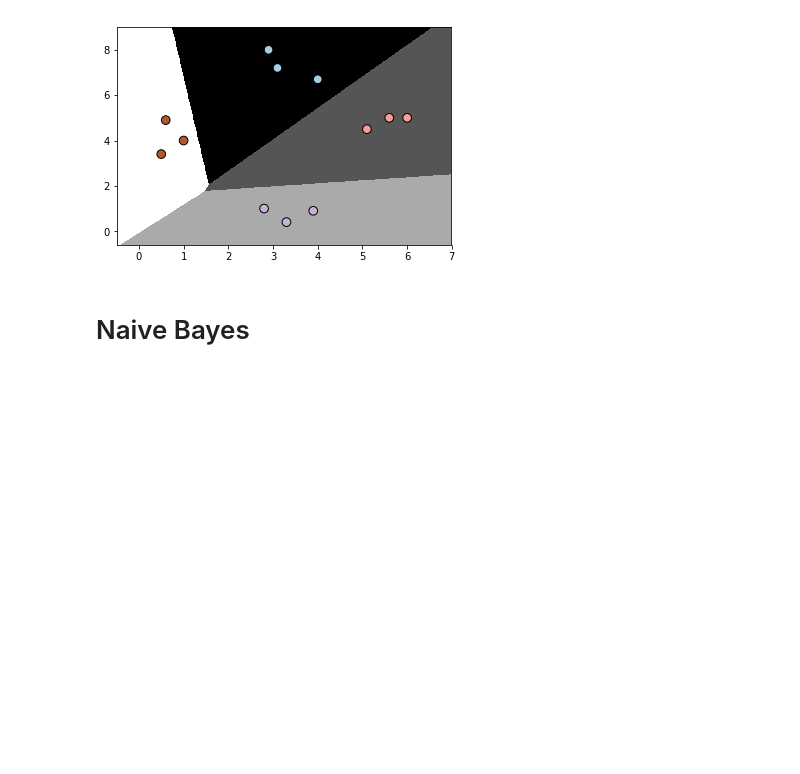
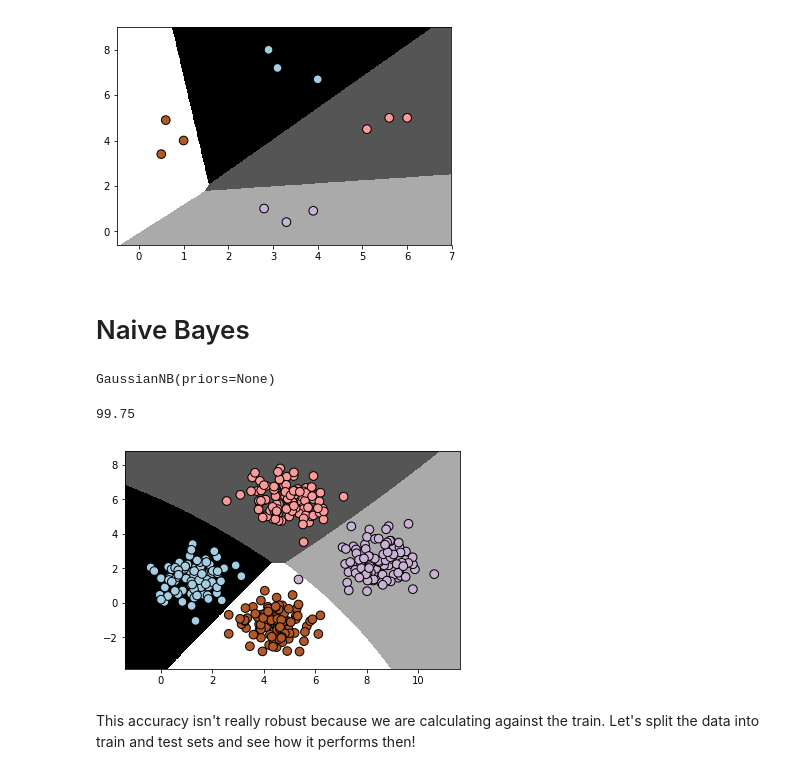
Before and after one commit to Zhachory1/estimator, a Jupyter notebook: Ch2_ClassAndReg.ipynb, the cells around one changed output. Cells and saved outputs as stored; diff of their text form; code cells hidden in the pictures; blank space fills up the shorter version.

```diff
--- a/Ch2_ClassAndReg.ipynb
+++ b/Ch2_ClassAndReg.ipynb
@@ -54,3 +59,24 @@ visualize_classifier(classifier, X, y)
 [figure]
 # %% [markdown]
 # Naive Bayes
+# %%
+input_file = "data_multivar_nb.txt"
+
+data = np.loadtxt(input_file, delimiter=",")
+X, y = data[:, :-1], data[:, -1]
+# %%
+clf = GaussianNB()
+clf.fit(X, y)
+# %% [output]
+GaussianNB(priors=None)
+# %%
+y_pred = clf.predict(X)
+
+acc = 100.0 * (y == y_pred).sum() / X.shape[0]
+print acc
+visualize_classifier(clf, X, y)
+# %% [output]
+99.75
+[figure, added]
+# %% [markdown]
+This accuracy isn't really robust because we are calculating against the train. Let's split the data into train and test sets and see how it performs then!
```
Also changed, not shown: parts of 13 cells of this notebook, 1 other file.
